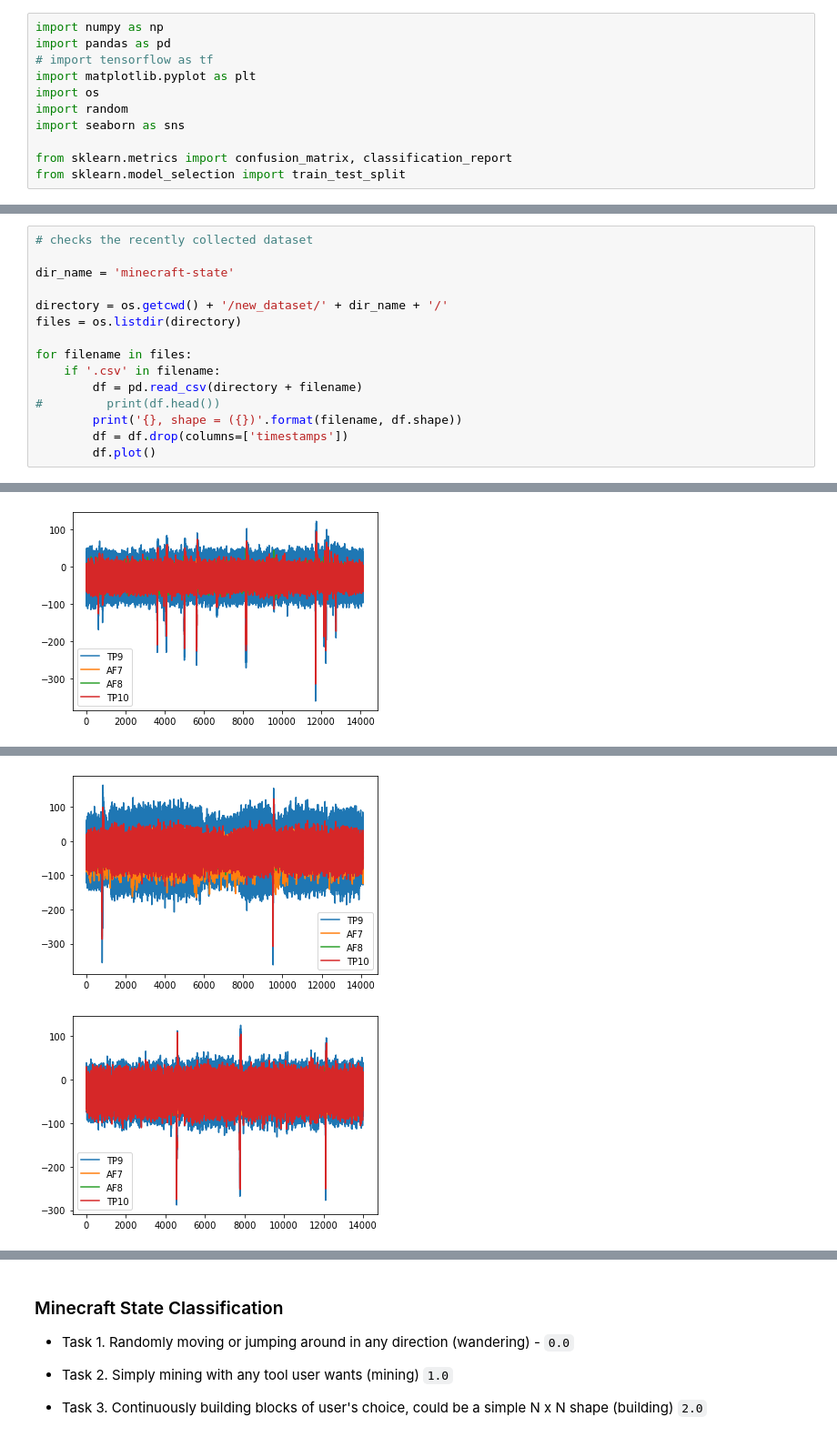
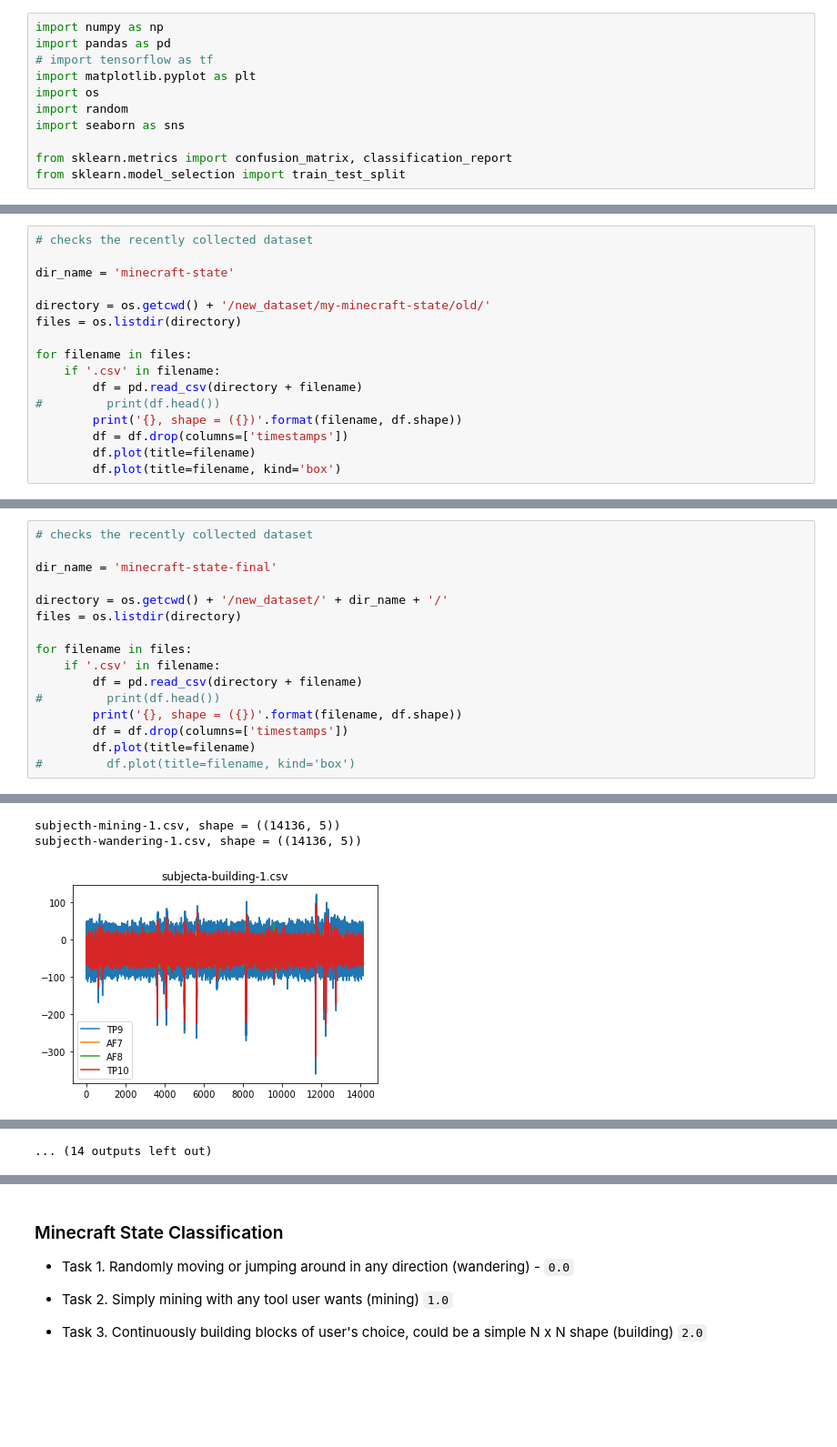
Before and after one commit to andyko208/EEG_Classification, a Jupyter notebook: GRU_Progress.ipynb, the cells around one changed output, grey strips where cells are left out. Shown at 91% size. Saved outputs shown, nothing was run; the diff lists cells and outputs as text; blank space fills up the shorter version.

```diff
--- a/GRU_Progress.ipynb
+++ b/GRU_Progress.ipynb
@@ -22,0 +15,16 @@ from sklearn.model_selection import train_test_split
+# %%
+# checks the recently collected dataset
+
+dir_name = 'minecraft-state'
+
+directory = os.getcwd() + '/new_dataset/my-minecraft-state/old/'
+files = os.listdir(directory)
+
+for filename in files:
+    if '.csv' in filename:
+        df = pd.read_csv(directory + filename)
+#         print(df.head())
+        print('{}, shape = ({})'.format(filename, df.shape))
+        df = df.drop(columns=['timestamps'])
+        df.plot(title=filename)
+        df.plot(title=filename, kind='box')
@@ -23,7 +44,7 @@ from sklearn.model_selection import train_test_split
 # %%
 # checks the recently collected dataset
 
-dir_name = 'minecraft-state'
+dir_name = 'minecraft-state-final'
 
 directory = os.getcwd() + '/new_dataset/' + dir_name + '/'
 files = os.listdir(directory)
@@ -34,7 +55,8 @@ for filename in files:
 #         print(df.head())
         print('{}, shape = ({})'.format(filename, df.shape))
         df = df.drop(columns=['timestamps'])
-        df.plot()
+        df.plot(title=filename)
+#         df.plot(title=filename, kind='box')
 # %% [output]
 subjecta-building-1.csv, shape = ((14136, 5))
 subjecta-mining-1.csv, shape = ((14129, 5))
@@ -51 +78,3 @@ subjectc-wandering-2.csv, shape = ((14006, 5))
+subjecth-mining-1.csv, shape = ((14136, 5))
+subjecth-wandering-1.csv, shape = ((14136, 5))
-[figure, old version]
+[figure, new version]
@@ -61,2 +90 @@ subjectc-wandering-2.csv, shape = ((14006, 5))
-[figure, removed]
-[figure, removed]
+... (14 outputs left out)
```
Also changed, not shown: parts of 12 cells of this notebook, 46 other files.
